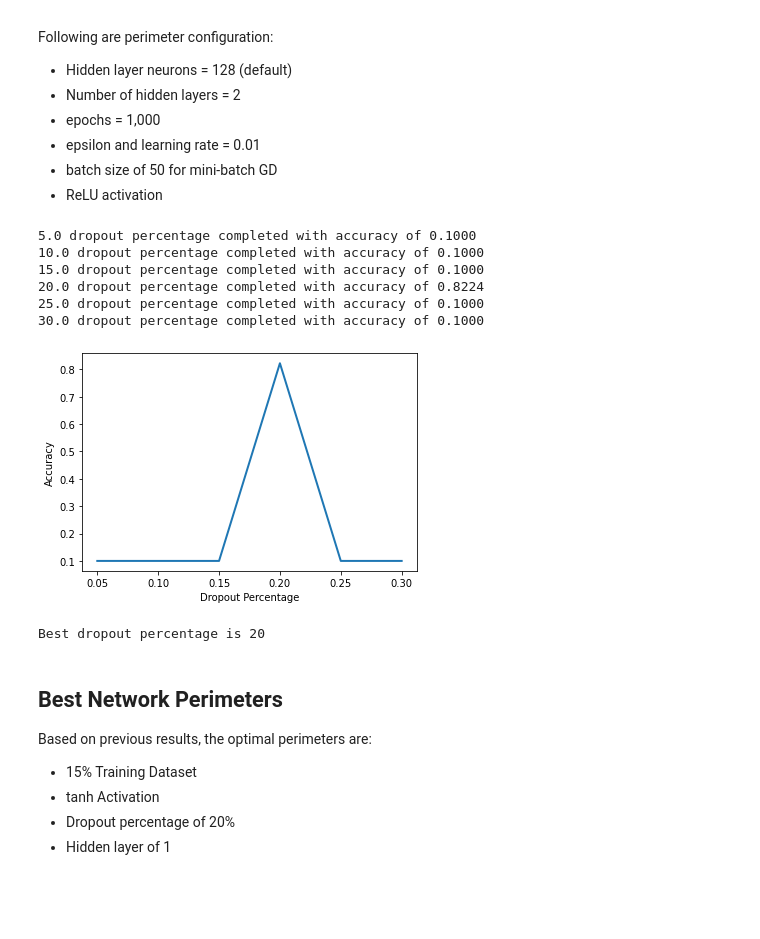
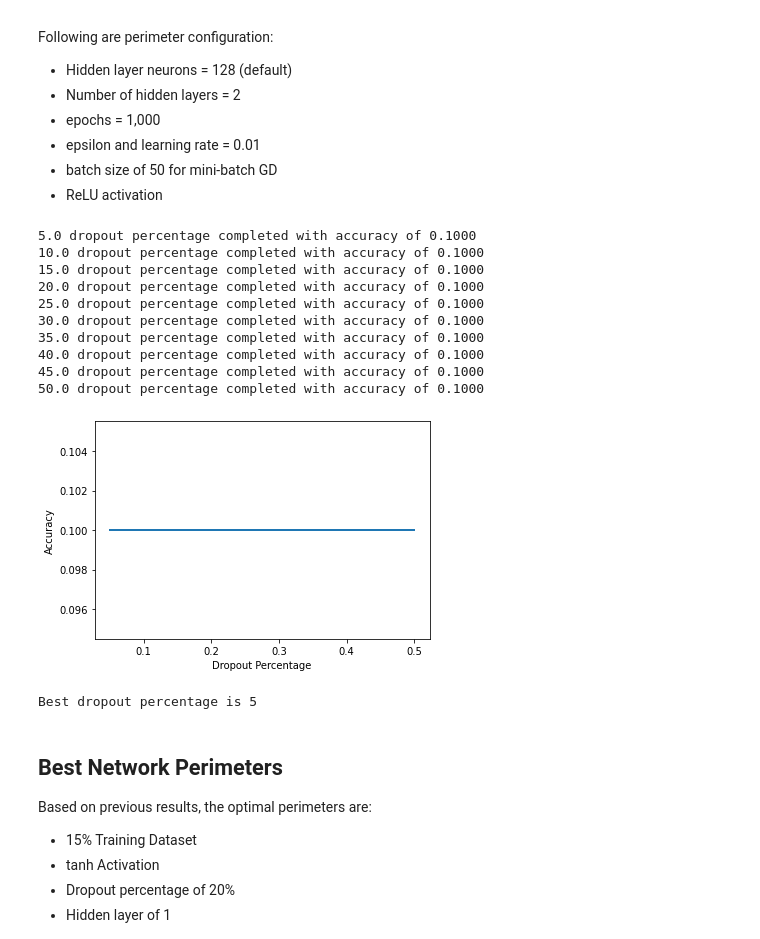
Before and after one commit to dbtronics/COMP551---Miniproject-3-Classification-of-Image-Data-, a Jupyter notebook: Group_18_Miniproject_3.ipynb, the cells around one changed output. Cells and saved outputs as stored; diff of their text form; code cells hidden in the pictures; blank space fills up the shorter version.

```diff
--- a/Group_18_Miniproject_3.ipynb
+++ b/Group_18_Miniproject_3.ipynb
@@ -175,6 +175,7 @@ class MLP:
   def back_prop(self, y_pred, y_train):
     N = y_pred.shape[0]
     b1 = y_pred-y_train # N x C
+    b1 /= np.max(y_train)+1 # average out derivative of cost function
     # print('y_pred', y_pred[:3])
     # print('p_train', y_train[:3])
     if(self.hidden_layer==0): # No dropout here since it doesn't have a hidden layer
@@ -460,34 +460,38 @@ Following are perimeter configuration:
 * batch size of 50 for mini-batch GD
 * ReLU activation
 # %%
-dropout_percentage = [0.05, 0.10, 0.15, 0.20, 0.25, 0.30] # going from 5-30% dropout
+dropout_percentage = [0.05, 0.10, 0.15, 0.20, 0.25, 0.30, 0.35, 0.40, 0.45, 0.50] # going from 5-50% dropout
 # dropout_performance = np.zeros(len(dropout_percentage))
 dropout_acc = np.zeros(len(dropout_percentage))
 best_dropout_percentage = 0
 
 for dropout_index in range(len(dropout_percentage)):
   model = MLP(x_test.shape[1], np.max(y_test)+1, activation = "relu", hidden_layer=2,
             dropout=True, dropout_percent=dropout_percentage[dropout_index])
   model.fit(x_train, y_train, 50)
   yh = model.predict(x_test)
   dropout_acc[dropout_index] = model.eval_acc(yh, y_test)
   print("%.1f dropout percentage completed with accuracy of %.4f" %
         (int(dropout_percentage[dropout_index]*100), dropout_acc[dropout_index]))
 plt.plot(dropout_percentage, dropout_acc, linewidth=2)
 plt.xlabel("Dropout Percentage")
 plt.ylabel("Accuracy")
 plt.show()
 best_dropout_percentage = dropout_percentage[np.argmax(dropout_acc)]
 print("\nBest dropout percentage is %.1d" % int(best_dropout_percentage*100))
 # %% [output]
 5.0 dropout percentage completed with accuracy of 0.1000
 10.0 dropout percentage completed with accuracy of 0.1000
 15.0 dropout percentage completed with accuracy of 0.1000
-20.0 dropout percentage completed with accuracy of 0.8224
+20.0 dropout percentage completed with accuracy of 0.1000
 25.0 dropout percentage completed with accuracy of 0.1000
 30.0 dropout percentage completed with accuracy of 0.1000
+35.0 dropout percentage completed with accuracy of 0.1000
+40.0 dropout percentage completed with accuracy of 0.1000
+45.0 dropout percentage completed with accuracy of 0.1000
+50.0 dropout percentage completed with accuracy of 0.1000
-[figure, old version]
+[figure, new version]
-Best dropout percentage is 20
+Best dropout percentage is 5
 # %% [markdown]
 ## Best Network Perimeters
 Based on previous results, the optimal perimeters are:
```
Also changed, not shown: parts of 6 cells of this notebook.
